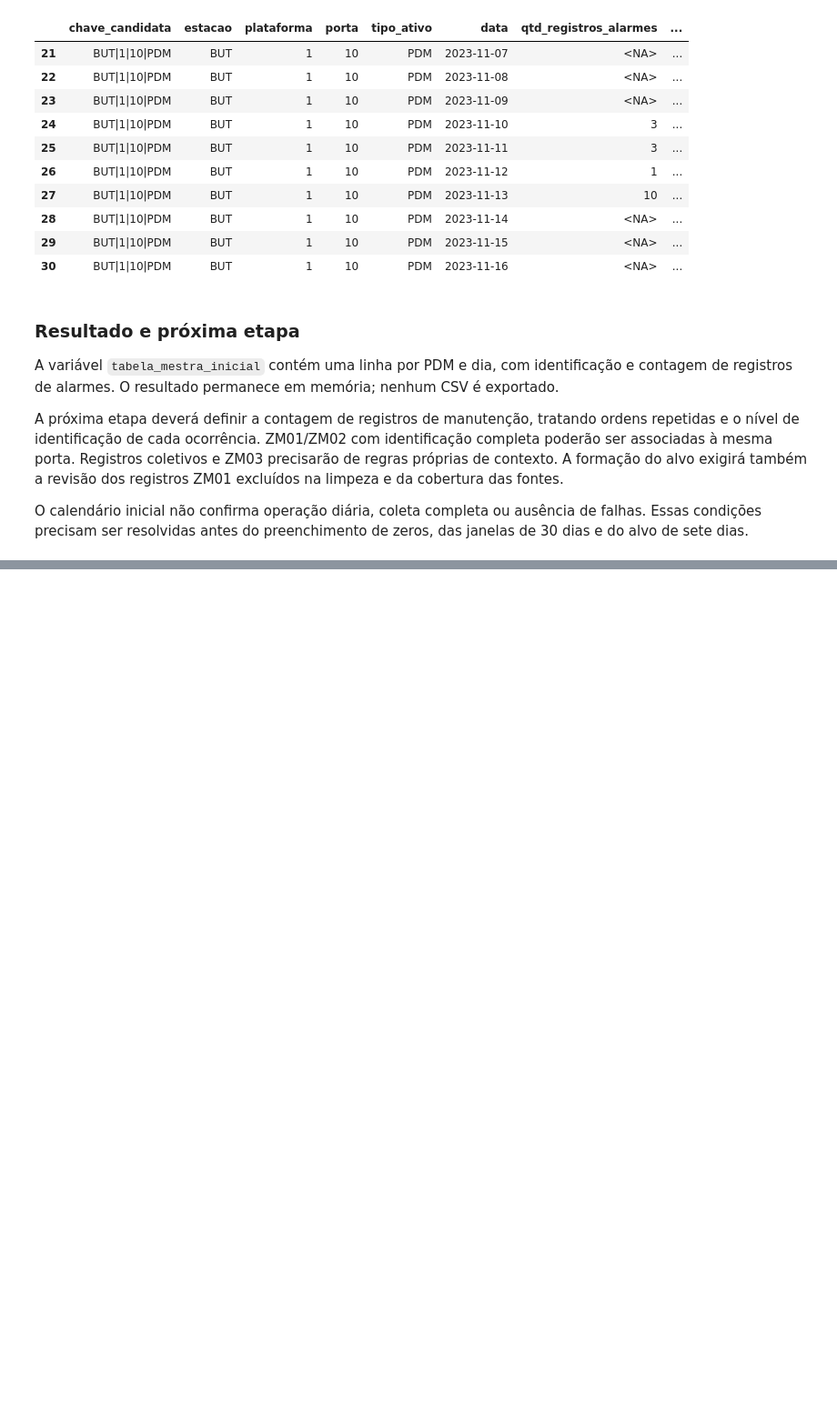
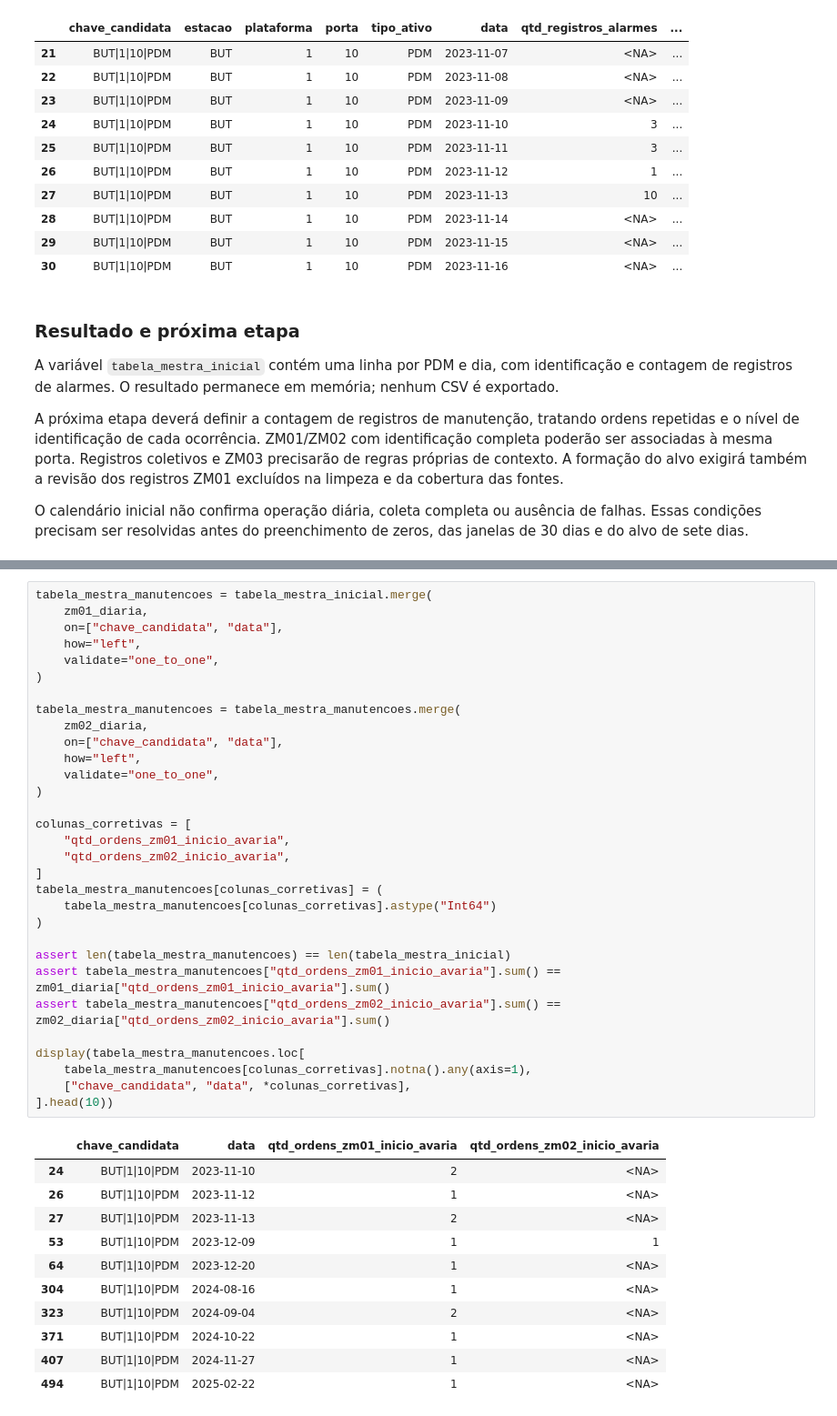
Before and after one commit to joaocardosodias/Lumem, a Jupyter notebook: models/modelo-rnn-1/01-criacao-tabela-mestra.ipynb, the cells around one changed output, grey strips where cells are left out. Shown at 91% size. Drawn from its saved outputs; the diff is of its cells as text; blank space fills up the shorter version.

```diff
--- a/models/modelo-rnn-1/01-criacao-tabela-mestra.ipynb
+++ b/models/modelo-rnn-1/01-criacao-tabela-mestra.ipynb
@@ -1001,0 +1118,43 @@ O calendário inicial não confirma operação diária, coleta completa ou ausê
+# %%
+tabela_mestra_manutencoes = tabela_mestra_inicial.merge(
+    zm01_diaria,
+    on=["chave_candidata", "data"],
+    how="left",
+    validate="one_to_one",
+)
+
+tabela_mestra_manutencoes = tabela_mestra_manutencoes.merge(
+    zm02_diaria,
+    on=["chave_candidata", "data"],
+    how="left",
+    validate="one_to_one",
+)
+
+colunas_corretivas = [
+    "qtd_ordens_zm01_inicio_avaria",
+    "qtd_ordens_zm02_inicio_avaria",
+]
+tabela_mestra_manutencoes[colunas_corretivas] = (
+    tabela_mestra_manutencoes[colunas_corretivas].astype("Int64")
+)
+
+assert len(tabela_mestra_manutencoes) == len(tabela_mestra_inicial)
+assert tabela_mestra_manutencoes["qtd_ordens_zm01_inicio_avaria"].sum() == zm01_diaria["qtd_ordens_zm01_inicio_avaria"].sum()
+assert tabela_mestra_manutencoes["qtd_ordens_zm02_inicio_avaria"].sum() == zm02_diaria["qtd_ordens_zm02_inicio_avaria"].sum()
+
+display(tabela_mestra_manutencoes.loc[
+    tabela_mestra_manutencoes[colunas_corretivas].notna().any(axis=1),
+    ["chave_candidata", "data", *colunas_corretivas],
+].head(10))
+# %% [output]
+|  | chave_candidata | data | qtd_ordens_zm01_inicio_avaria | qtd_ordens_zm02_inicio_avaria |
+| 24 | BUT|1|10|PDM | 2023-11-10 | 2 | <NA> |
+| 26 | BUT|1|10|PDM | 2023-11-12 | 1 | <NA> |
+| 27 | BUT|1|10|PDM | 2023-11-13 | 2 | <NA> |
+| 53 | BUT|1|10|PDM | 2023-12-09 | 1 | 1 |
+| 64 | BUT|1|10|PDM | 2023-12-20 | 1 | <NA> |
+| 304 | BUT|1|10|PDM | 2024-08-16 | 1 | <NA> |
+| 323 | BUT|1|10|PDM | 2024-09-04 | 2 | <NA> |
+| 371 | BUT|1|10|PDM | 2024-10-22 | 1 | <NA> |
+| 407 | BUT|1|10|PDM | 2024-11-27 | 1 | <NA> |
+| 494 | BUT|1|10|PDM | 2025-02-22 | 1 | <NA> |
```
Also changed, not shown: parts of 12 cells of this notebook.
